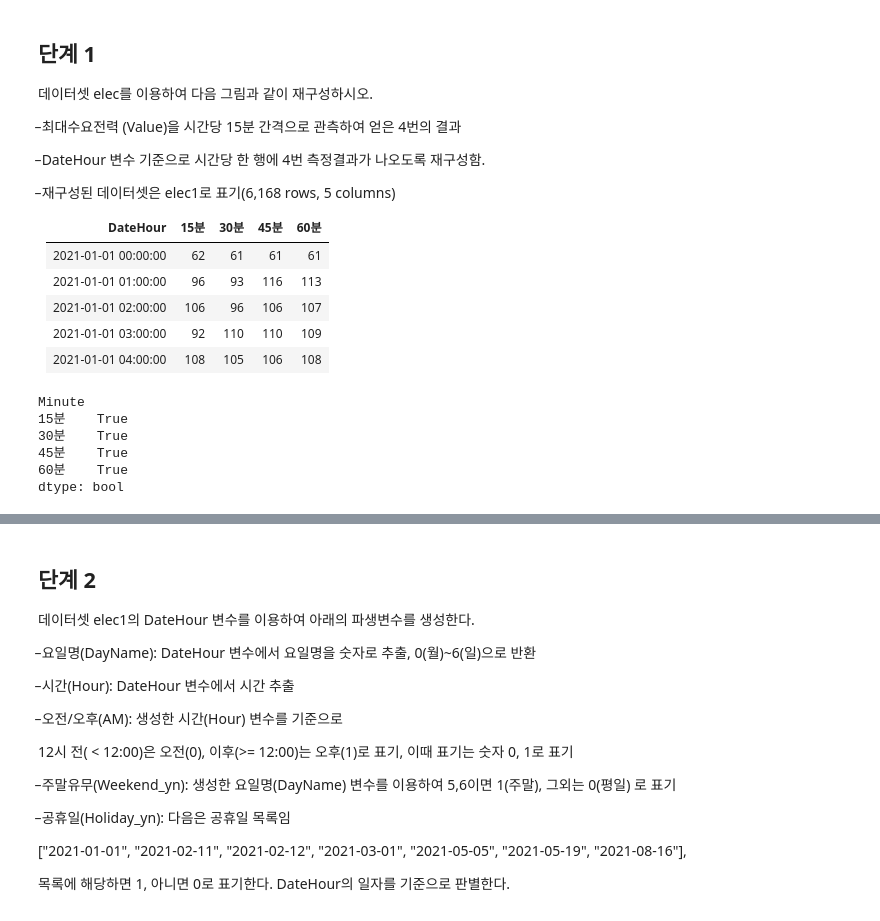
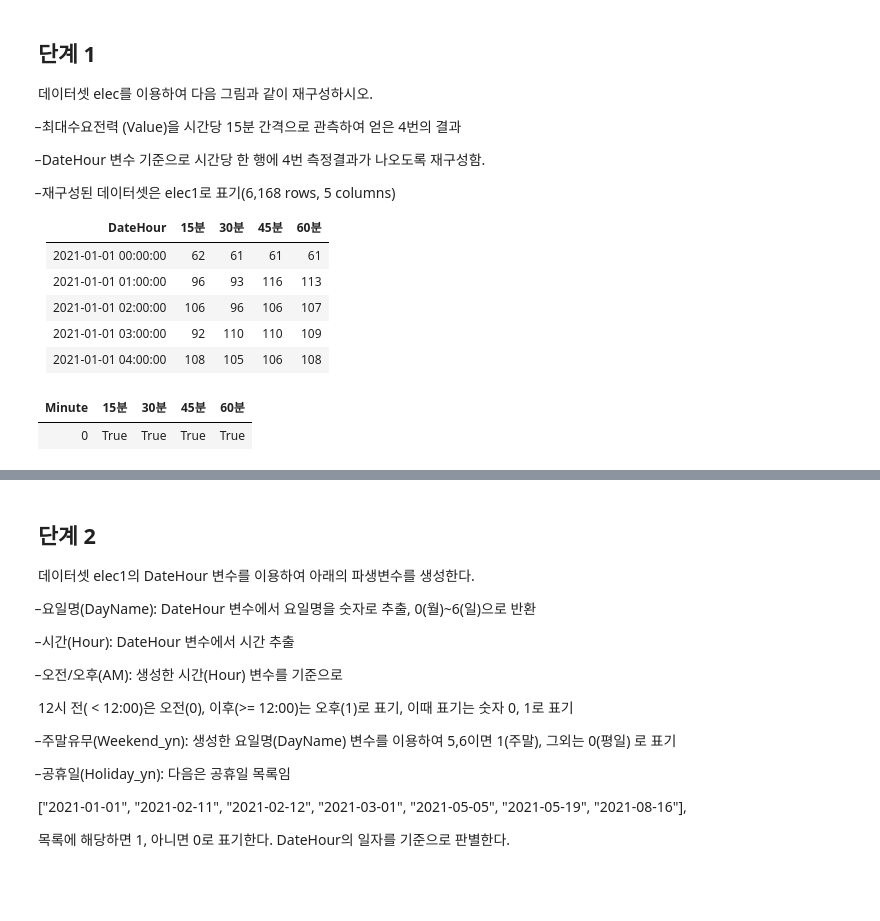
Before and after one commit to sunkusun9/DS_Lv3_2407, a Jupyter notebook: sec_ds_lv3_prob3_prob.ipynb, the cells around one changed output, grey strips where cells are left out. Drawn from its saved outputs; the diff is of its cells as text; code cells hidden in the pictures; blank space fills up the shorter version.

```diff
--- a/sec_ds_lv3_prob3_prob.ipynb
+++ b/sec_ds_lv3_prob3_prob.ipynb
@@ -169,11 +169,7 @@ None
 |2021-01-01 04:00:00|108|105|106|108|
 # %%
 # DateHour, Minute에 대응하는 값이 하나만 있는지 확인하고, pivot을 쓸 수 있을지 확인합니다.
-(pd.crosstab(index=df_elec['DateHour'], columns=df_elec['Minute']) <= 1).all()
+(pd.crosstab(index=df_elec['DateHour'], columns=df_elec['Minute']) <= 1).all().to_frame().T
 # %% [output]
-Minute
-15분    True
-30분    True
-45분    True
-60분    True
-dtype: bool
+| Minute | 15분 | 30분 | 45분 | 60분 |
+| 0 | True | True | True | True |
```
Also changed, not shown: parts of 72 cells of this notebook.
